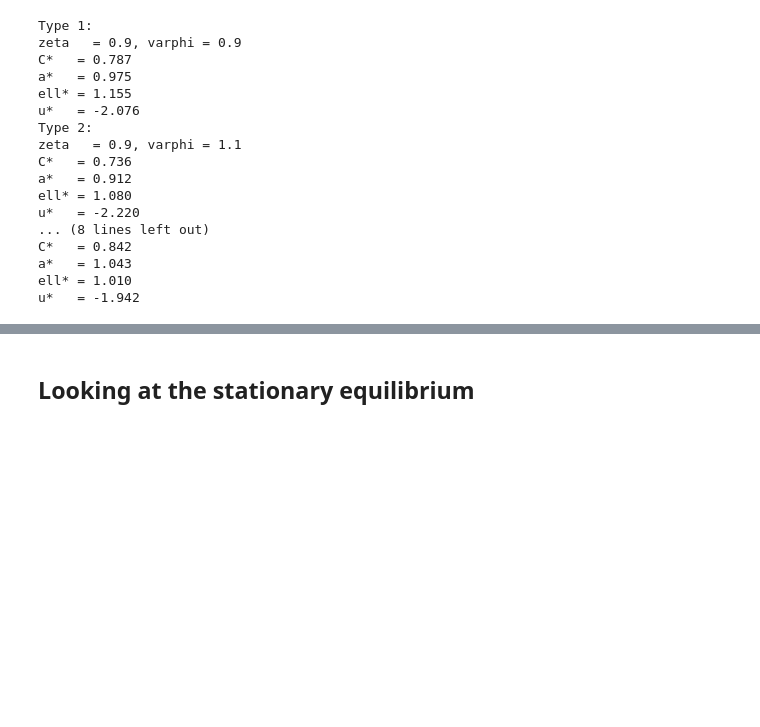
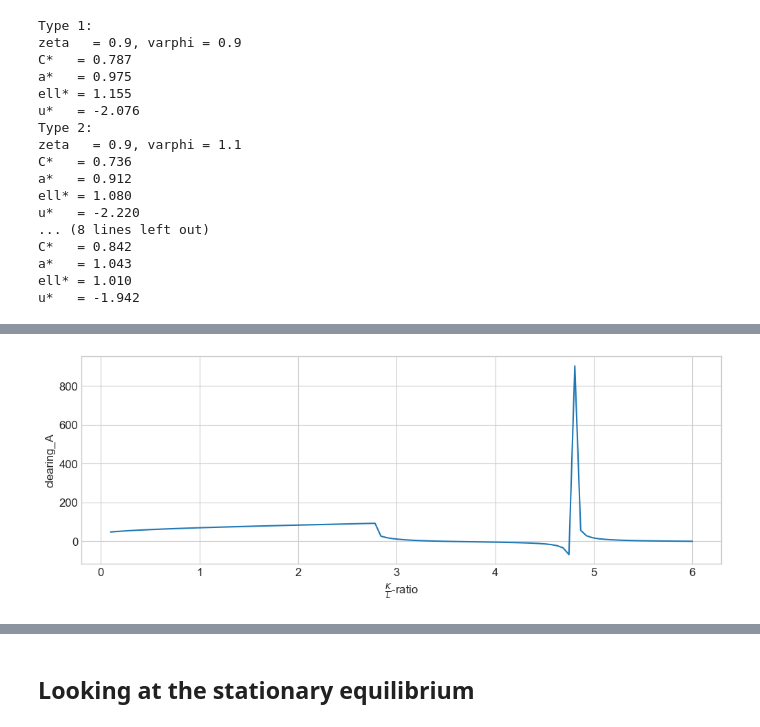
Before and after one commit to AskerNC/AdvMacroHet, a Jupyter notebook: Assignments/Handin/A1_hanc/StationaryEquilibrium.ipynb, the cells around one changed output, grey strips where cells are left out. Saved outputs shown, nothing was run; the diff lists cells and outputs as text; code cells hidden in the pictures; blank space fills up the shorter version.

```diff
--- a/Assignments/Handin/A1_hanc/StationaryEquilibrium.ipynb
+++ b/Assignments/Handin/A1_hanc/StationaryEquilibrium.ipynb
@@ -372,0 +634,5 @@ clearing_L     : -0.0000
+# %%
+
+plot_clearing_across_kl(kl_list_zoom,clearing_list_zoom,'clearing_A')
+# %% [output]
+[figure, added]
```
Also changed, not shown: parts of 63 cells of this notebook, 10 other files.
